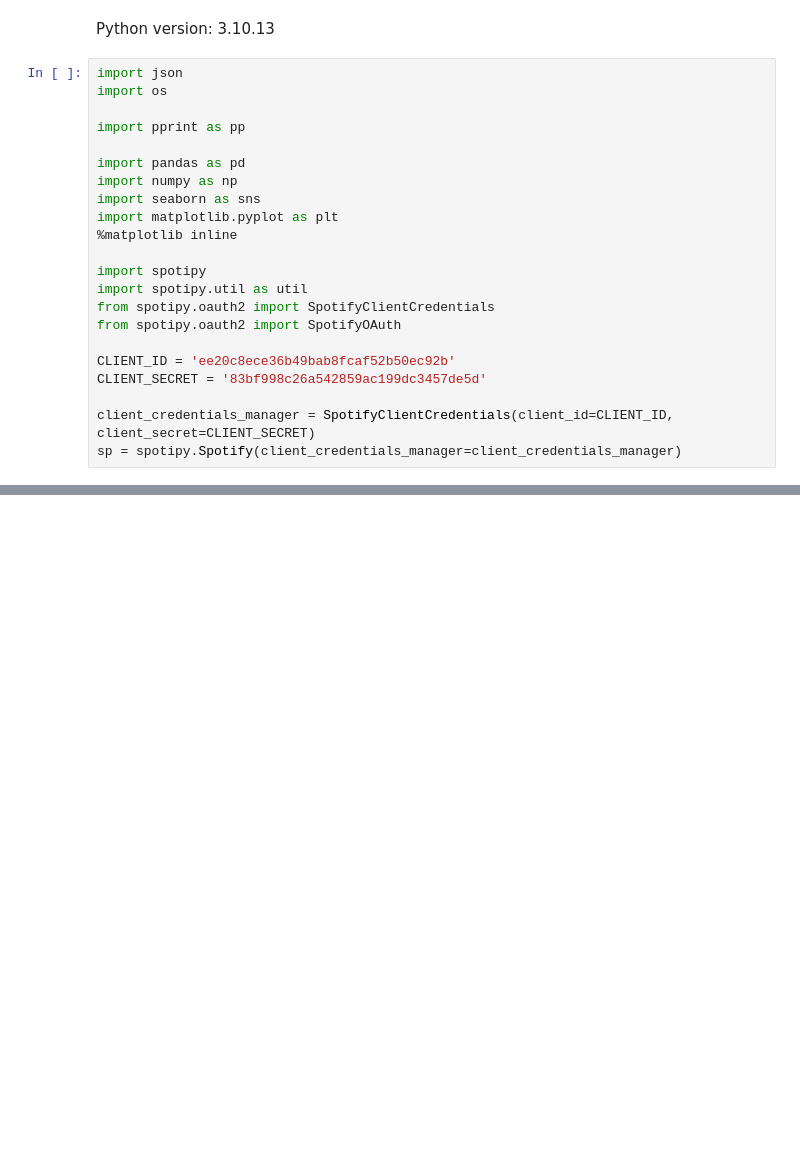
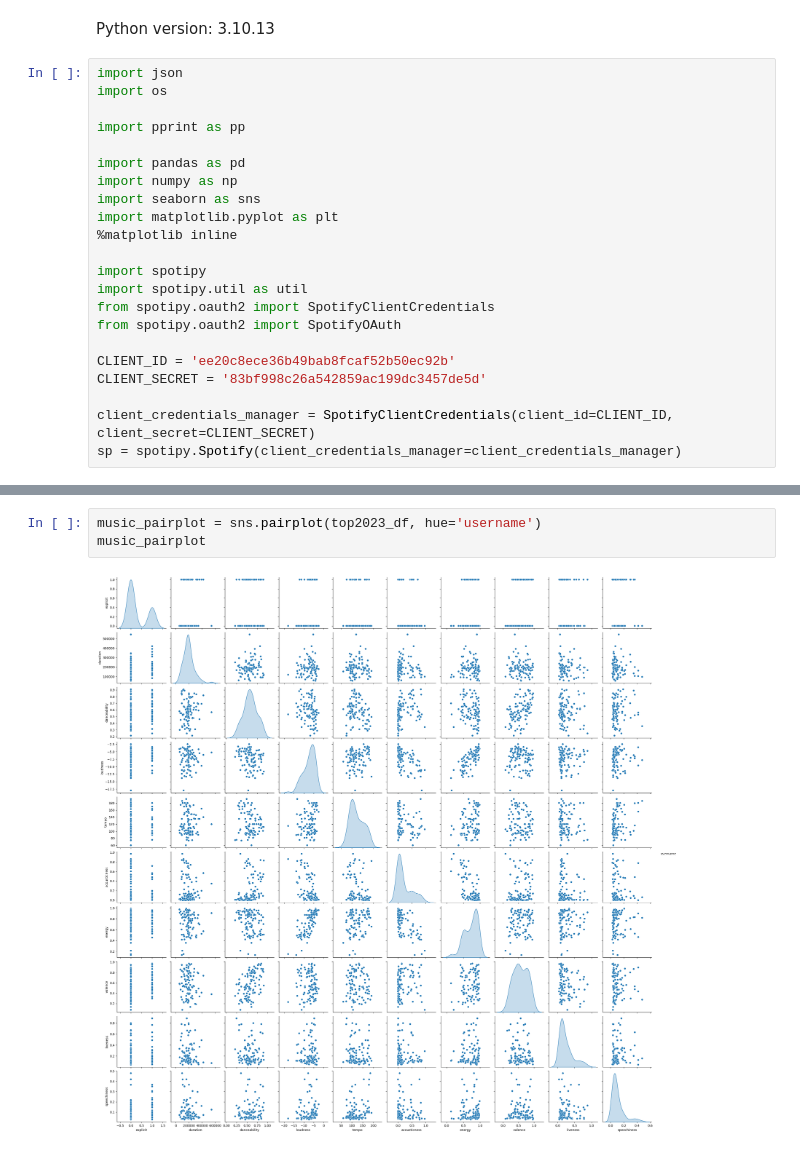
Before and after one commit to ihatmyself/Spotify-Categorized, a Jupyter notebook: spotify_mood.ipynb, the cells around one changed output, grey strips where cells are left out. Saved outputs shown, nothing was run; the diff lists cells and outputs as text; blank space fills up the shorter version.

Commit message:
musicplot

```diff
--- a/spotify_mood.ipynb
+++ b/spotify_mood.ipynb
@@ -72,0 +77,5 @@ top2023_df.head()
+# %%
+music_pairplot = sns.pairplot(top2023_df, hue='username')
+music_pairplot
+# %% [output]
+[figure, added]
```
Also changed, not shown: parts of 3 cells of this notebook.
